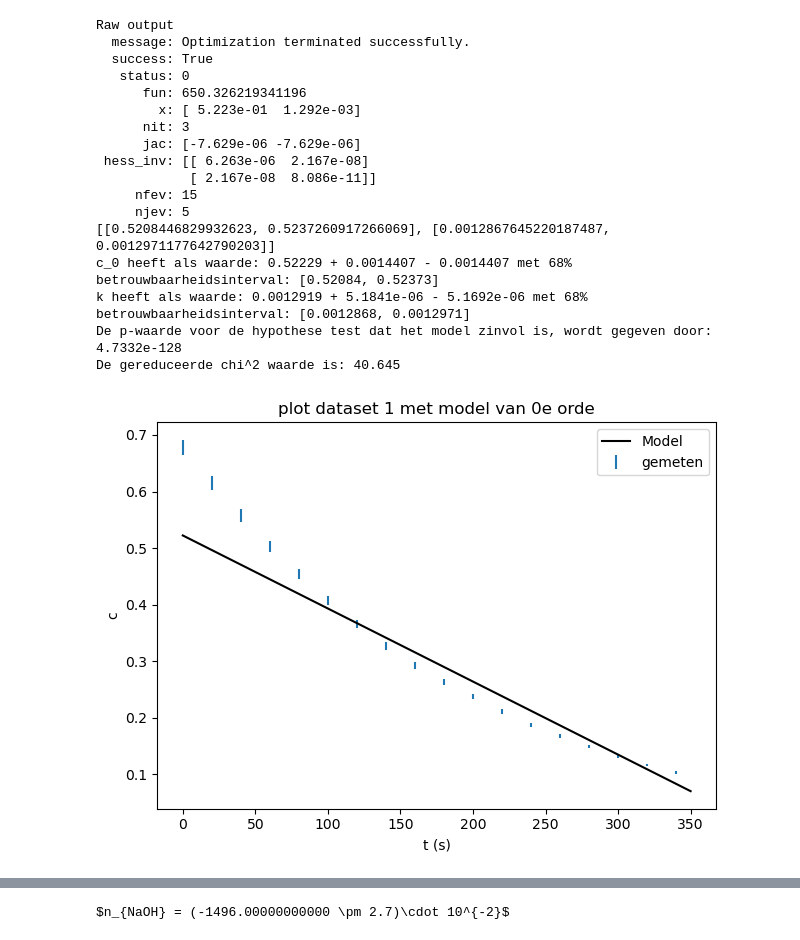
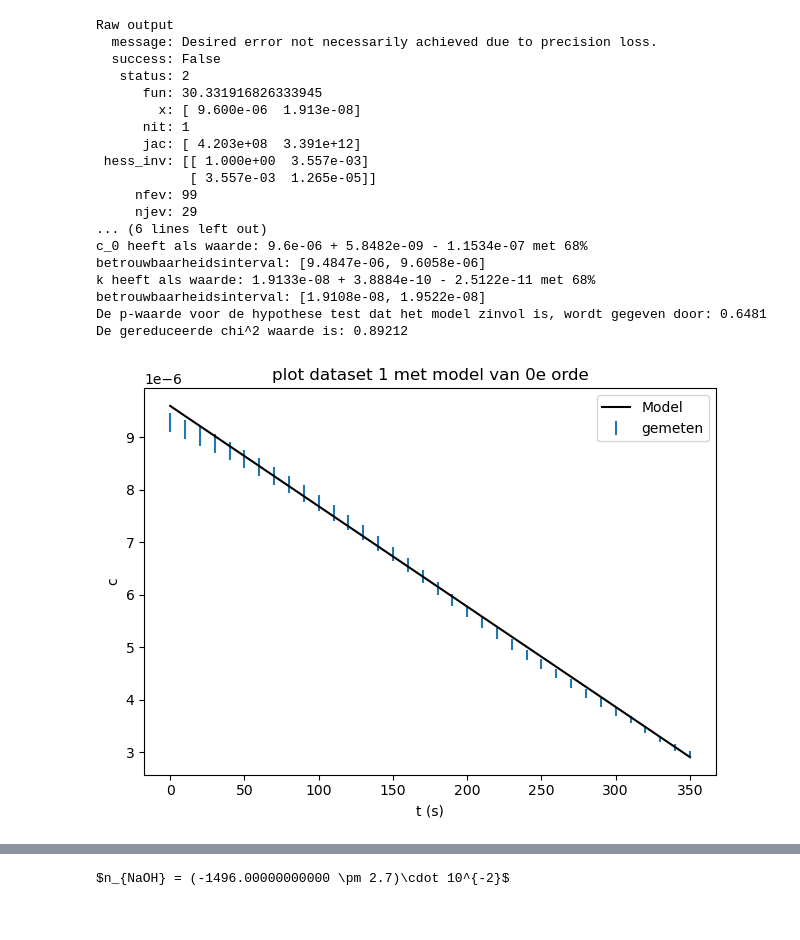
Before and after one commit to justlearning42/Experimentele_vscode, a Jupyter notebook: kinetica.ipynb, the cells around one changed output, grey strips where cells are left out. Drawn from its saved outputs; the diff is of its cells as text; code cells hidden in the pictures.

Commit message:
een syntax error fixen in functies.py

```diff
--- a/kinetica.ipynb
+++ b/kinetica.ipynb
@@ -124,43 +114,43 @@ De gereduceerde chi^2 waarde is: 2999.8
 # %%
 #we zien duidelijk dat het geen 2e orde is dus dat gooien we al weg
 # eerste set metingen 0e orde
 def initial_vals(x,y):
     return [0.96e-5,2.1e-8]
 
 
-parameters = ['c_0', 'k', 'orde']
+parameters = ['c_0', 'k']
 outp = fit(parameters, snelheidsmodel_0eorde, initial_vals, tijden_set_1, concentraties_set_1, fouten_set_1)
 parameterwaarden = [fitwaarde[0] for fitwaarde in outp]
 
 
 fig,ax = plt.subplots(1,1)
 ax.errorbar(tijden_set_1,concentraties_set_1,linestyle = '', label = 'gemeten', yerr = fouten_set_1)
 ax.set_ylabel('c')
 t = np.linspace(0,350)
 ax.plot(t, snelheidsmodel_0eorde(t, parameterwaarden),color = 'black',label = 'Model')
 ax.set_title('plot dataset 1 met model van 0e orde')
 ax.set_xlabel('t (s)')
 ax.legend()
 plt.tight_layout();plt.show()
 # %% [output]
 Raw output
-  message: Optimization terminated successfully.
-  success: True
-   status: 0
-      fun: 650.326219341196
-        x: [ 5.223e-01  1.292e-03]
-      nit: 3
-      jac: [-7.629e-06 -7.629e-06]
- hess_inv: [[ 6.263e-06  2.167e-08]
-            [ 2.167e-08  8.086e-11]]
-     nfev: 15
-     njev: 5
-[[0.5208446829932623, 0.5237260917266069], [0.0012867645220187487, 0.0012971177642790203]]
-c_0 heeft als waarde: 0.52229 + 0.0014407 - 0.0014407 met 68% betrouwbaarheidsinterval: [0.52084, 0.52373]
-k heeft als waarde: 0.0012919 + 5.1841e-06 - 5.1692e-06 met 68% betrouwbaarheidsinterval: [0.0012868, 0.0012971]
-De p-waarde voor de hypothese test dat het model zinvol is, wordt gegeven door: 4.7332e-128
-De gereduceerde chi^2 waarde is: 40.645
+  message: Desired error not necessarily achieved due to precision loss.
+  success: False
+   status: 2
+      fun: 30.331916826333945
+        x: [ 9.600e-06  1.913e-08]
+      nit: 1
+      jac: [ 4.203e+08  3.391e+12]
+ hess_inv: [[ 1.000e+00  3.557e-03]
+            [ 3.557e-03  1.265e-05]]
+     nfev: 99
+     njev: 29
+... (6 lines left out)
+c_0 heeft als waarde: 9.6e-06 + 5.8482e-09 - 1.1534e-07 met 68% betrouwbaarheidsinterval: [9.4847e-06, 9.6058e-06]
+k heeft als waarde: 1.9133e-08 + 3.8884e-10 - 2.5122e-11 met 68% betrouwbaarheidsinterval: [1.9108e-08, 1.9522e-08]
+De p-waarde voor de hypothese test dat het model zinvol is, wordt gegeven door: 0.6481
+De gereduceerde chi^2 waarde is: 0.89212
-[figure, old version]
+[figure, new version]
 # %%
 # eerste set metingen: 1e orde
 def initial_vals(x,y):
```
Also changed, not shown: parts of 8 cells of this notebook, 1 other file.
